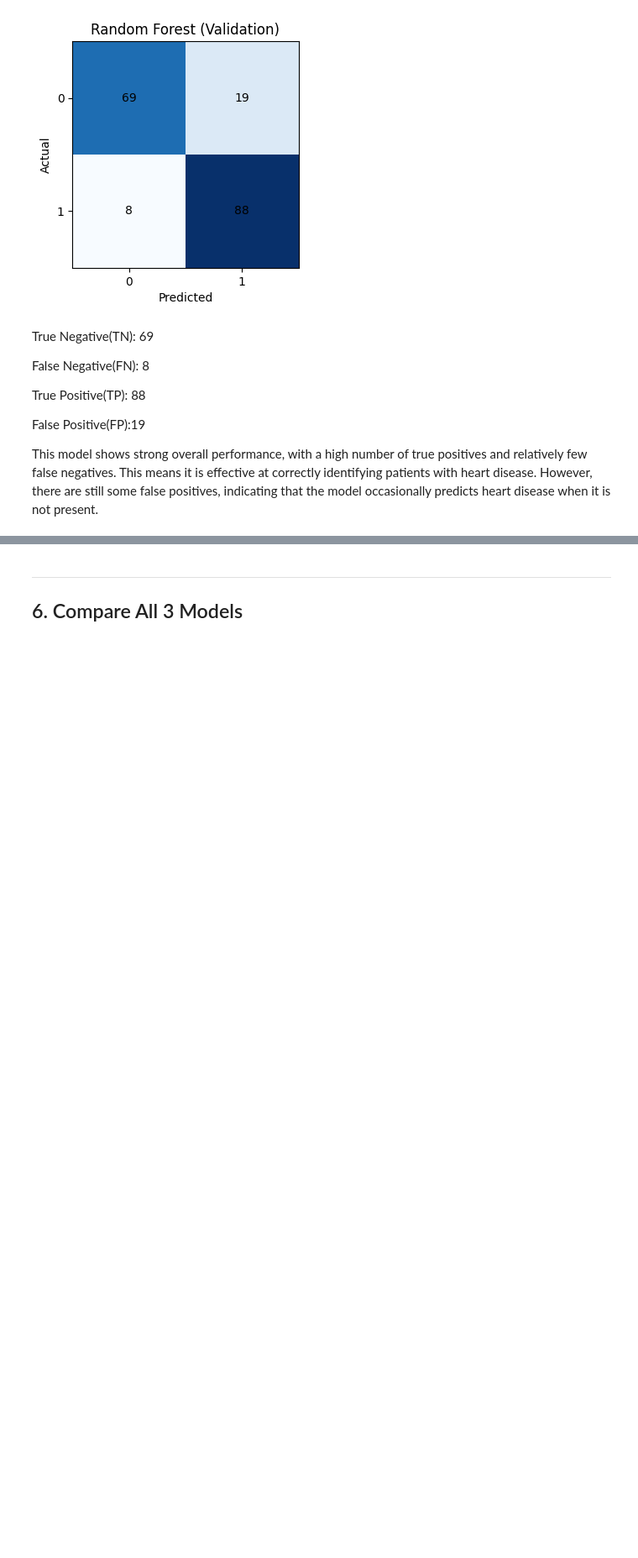
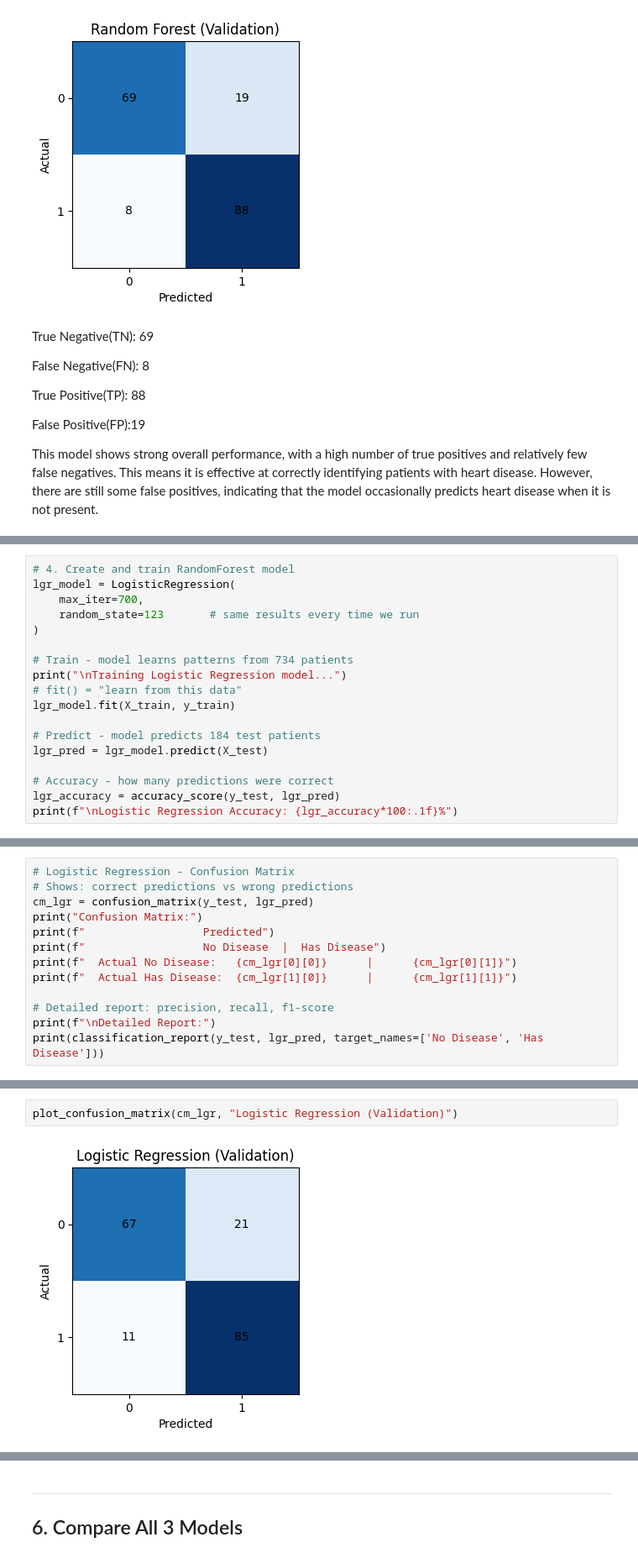
Before and after one commit to Illiason/Project-HH-, a Jupyter notebook: train_models_v0.ipynb, the cells around one changed output, grey strips where cells are left out. Shown at 84% size. Drawn from its saved outputs; the diff is of its cells as text; blank space fills up the shorter version.

Commit message:
Add 3rd model

```diff
--- a/train_models_v0.ipynb
+++ b/train_models_v0.ipynb
@@ -270,0 +269,18 @@ This model shows strong overall performance, with a high number of true positive
+# %%
+# 4. Create and train RandomForest model
+lgr_model = LogisticRegression(
+    max_iter=700,
+    random_state=123       # same results every time we run
+)
+
+# Train - model learns patterns from 734 patients
+print("\nTraining Logistic Regression model...")
+# fit() = "learn from this data"
+lgr_model.fit(X_train, y_train)
+
+# Predict - model predicts 184 test patients
+lgr_pred = lgr_model.predict(X_test)
+
+# Accuracy - how many predictions were correct
+lgr_accuracy = accuracy_score(y_test, lgr_pred)
+print(f"\nLogistic Regression Accuracy: {lgr_accuracy*100:.1f}%")
@@ -270,0 +291,13 @@ This model shows strong overall performance, with a high number of true positive
+# %%
+# Logistic Regression - Confusion Matrix
+# Shows: correct predictions vs wrong predictions
+cm_lgr = confusion_matrix(y_test, lgr_pred)
+print("Confusion Matrix:")
+print(f"                  Predicted")
+print(f"                  No Disease  |  Has Disease")
+print(f"  Actual No Disease:   {cm_lgr[0][0]}      |      {cm_lgr[0][1]}")
+print(f"  Actual Has Disease:  {cm_lgr[1][0]}      |      {cm_lgr[1][1]}")
+
+# Detailed report: precision, recall, f1-score
+print(f"\nDetailed Report:")
+print(classification_report(y_test, lgr_pred, target_names=['No Disease', 'Has Disease']))
@@ -270,0 +320,4 @@ This model shows strong overall performance, with a high number of true positive
+# %%
+plot_confusion_matrix(cm_lgr, "Logistic Regression (Validation)")
+# %% [output]
+[figure, added]
```
Also changed, not shown: parts of 7 cells of this notebook.
